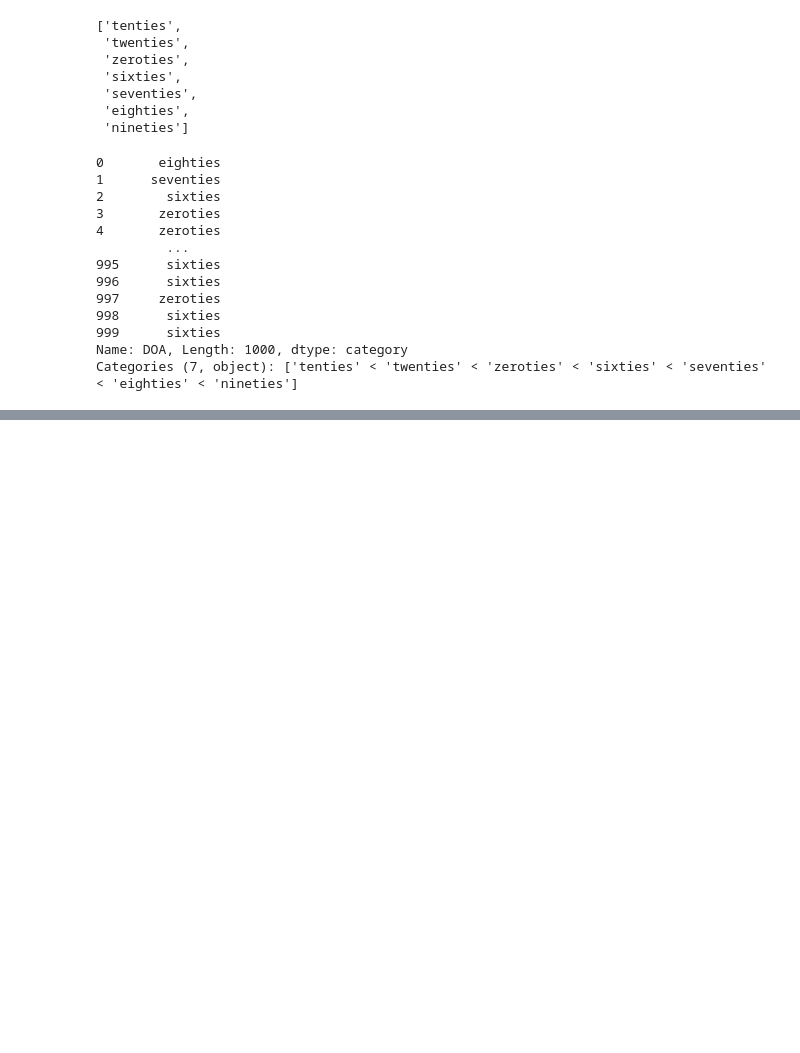
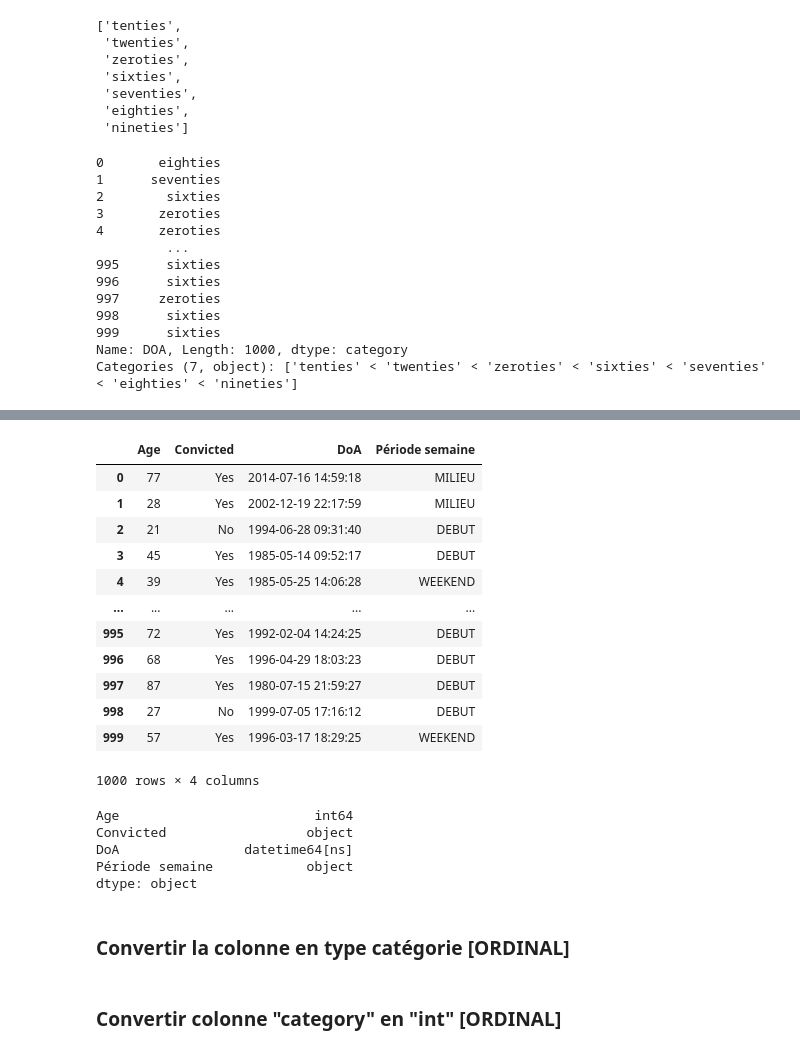
Before and after one commit to kevintsi/pythonIOT, a Jupyter notebook: Pandas/Data_Cleaning/Pandas_data_cleaning_suite.ipynb, the cells around one changed output, grey strips where cells are left out. Saved outputs shown, nothing was run; the diff lists cells and outputs as text; code cells hidden in the pictures; blank space fills up the shorter version.

```diff
--- a/Pandas/Data_Cleaning/Pandas_data_cleaning_suite.ipynb
+++ b/Pandas/Data_Cleaning/Pandas_data_cleaning_suite.ipynb
@@ -324,0 +388,6 @@ Categories (7, object): ['tenties' < 'twenties' < 'zeroties' < 'sixties' < 'seve
+# %%
+### une liste une dictionnaire
+id2str = ["MONDAY", "TUESDAY", "WEDNESDAY", "THURSDAY","FRIDAY","SATURDAY","SUNDAY"]
+# %%
+str2id = {val: idx for idx,val in enumerate(id2str)}
+id2str = {idx: val for idx,val in enumerate(id2str)}
@@ -324,0 +452,10 @@ Categories (7, object): ['tenties' < 'twenties' < 'zeroties' < 'sixties' < 'seve
+# %%
+periodeSemaine = {
+    "FRIDAY" : "MILIEU",
+    "MONDAY" : "DEBUT",
+    "SATURDAY" : "WEEKEND",
+    "SUNDAY" : "WEEKEND",
+    "THURSDAY" : "MILIEU",
+    "TUESDAY" : "DEBUT",
+    "WEDNESDAY" : "MILIEU"
+}
@@ -324,0 +477,28 @@ Categories (7, object): ['tenties' < 'twenties' < 'zeroties' < 'sixties' < 'seve
+# %%
+df["Période semaine"] = df["DoA"].dt.dayofweek.map(id2str).map(periodeSemaine)
+# %%
+df
+# %% [output]
+|  | Age | Convicted | DoA | Période semaine |
+| 0 | 77 | Yes | 2014-07-16 14:59:18 | MILIEU |
+| 1 | 28 | Yes | 2002-12-19 22:17:59 | MILIEU |
+| 2 | 21 | No | 1994-06-28 09:31:40 | DEBUT |
+| 3 | 45 | Yes | 1985-05-14 09:52:17 | DEBUT |
+| 4 | 39 | Yes | 1985-05-25 14:06:28 | WEEKEND |
+| ... | ... | ... | ... | ... |
+| 995 | 72 | Yes | 1992-02-04 14:24:25 | DEBUT |
+| 996 | 68 | Yes | 1996-04-29 18:03:23 | DEBUT |
+| 997 | 87 | Yes | 1980-07-15 21:59:27 | DEBUT |
+| 998 | 27 | No | 1999-07-05 17:16:12 | DEBUT |
+| 999 | 57 | Yes | 1996-03-17 18:29:25 | WEEKEND |
+1000 rows × 4 columns
+# %%
+df.dtypes
+# %% [output]
+Age                         int64
+Convicted                  object
+DoA                datetime64[ns]
+Période semaine            object
+dtype: object
+# %% [markdown]
+### Convertir la colonne en type catégorie [ORDINAL]
@@ -324,0 +511,2 @@ Categories (7, object): ['tenties' < 'twenties' < 'zeroties' < 'sixties' < 'seve
+# %% [markdown]
+### Convertir colonne "category" en "int" [ORDINAL]
```
Also changed, not shown: parts of 40 cells of this notebook, 4 other files.
